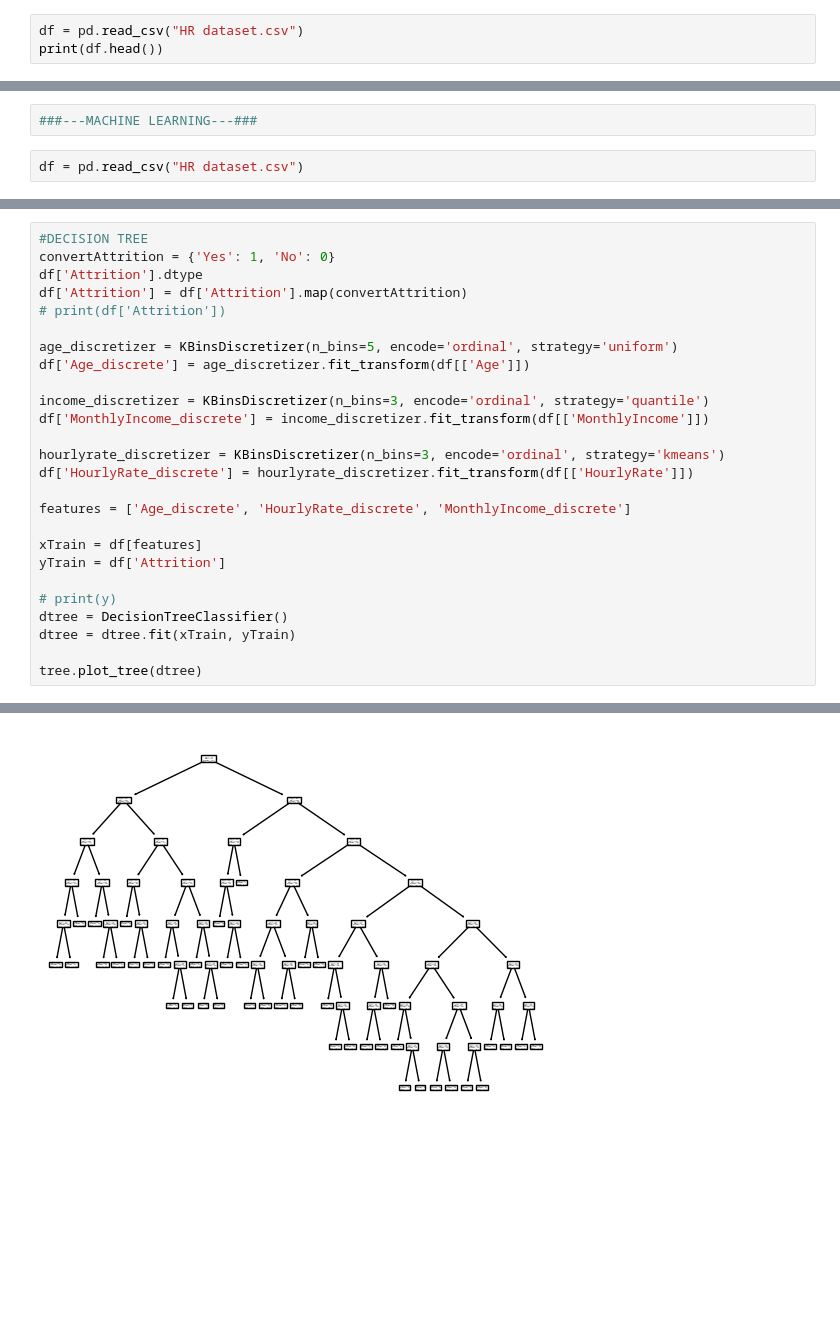
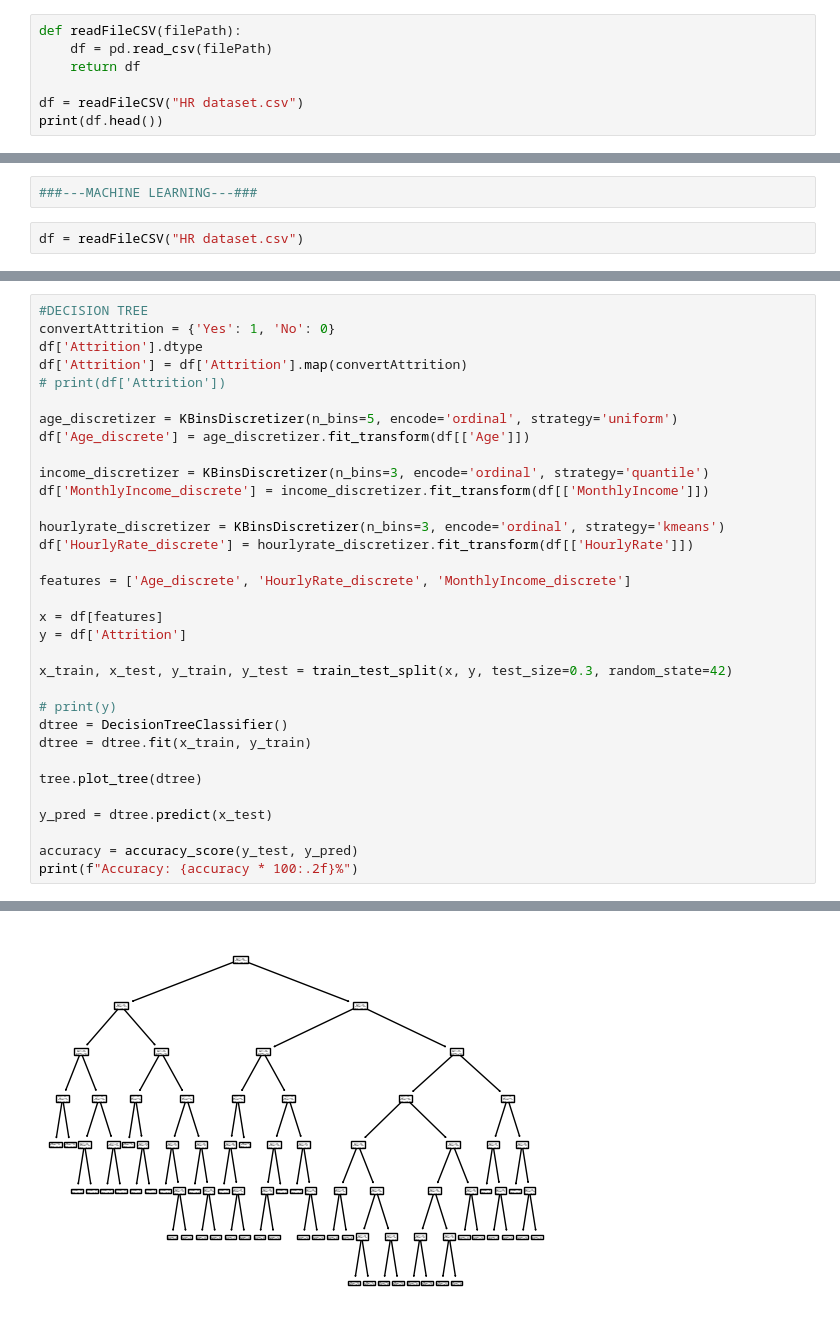
Before and after one commit to ddatnguyen97/HR-Analysis, a Jupyter notebook: IBM HR Analysis Practice.ipynb, the cells around one changed output, grey strips where cells are left out. Saved outputs shown, nothing was run; the diff lists cells and outputs as text; blank space fills up the shorter version.

```diff
--- a/IBM HR Analysis Practice.ipynb
+++ b/IBM HR Analysis Practice.ipynb
@@ -15,7 +18,11 @@ from sklearn.cluster import KMeans
 # %%
 ###---DATA PREPROCESSING---###
 # %%
-df = pd.read_csv("HR dataset.csv")
+def readFileCSV(filePath):
+    df = pd.read_csv(filePath)
+    return df
+
+df = readFileCSV("HR dataset.csv")
 print(df.head())
 # %% [output]
    Age Attrition     BusinessTravel  DailyRate              Department  \
@@ -303,4 +308,4 @@ print(selectedColumns)
 # %%
 ###---MACHINE LEARNING---###
 # %%
-df = pd.read_csv("HR dataset.csv")
+df = readFileCSV("HR dataset.csv")
@@ -325,12 +327,19 @@ df['HourlyRate_discrete'] = hourlyrate_discretizer.fit_transform(df[['HourlyRate
 
 features = ['Age_discrete', 'HourlyRate_discrete', 'MonthlyIncome_discrete']
 
-xTrain = df[features]
-yTrain = df['Attrition']
+x = df[features]
+y = df['Attrition']
+
+x_train, x_test, y_train, y_test = train_test_split(x, y, test_size=0.3, random_state=42)
 
 # print(y)
 dtree = DecisionTreeClassifier()
-dtree = dtree.fit(xTrain, yTrain)
+dtree = dtree.fit(x_train, y_train)
 
 tree.plot_tree(dtree)
+
+y_pred = dtree.predict(x_test)
+
+accuracy = accuracy_score(y_test, y_pred)
+print(f"Accuracy: {accuracy * 100:.2f}%")
 # %% [output]
@@ -354 +347 @@ tree.plot_tree(dtree)
-[figure, old version]
+[figure, new version]
```
Also changed, not shown: parts of 8 cells of this notebook.
